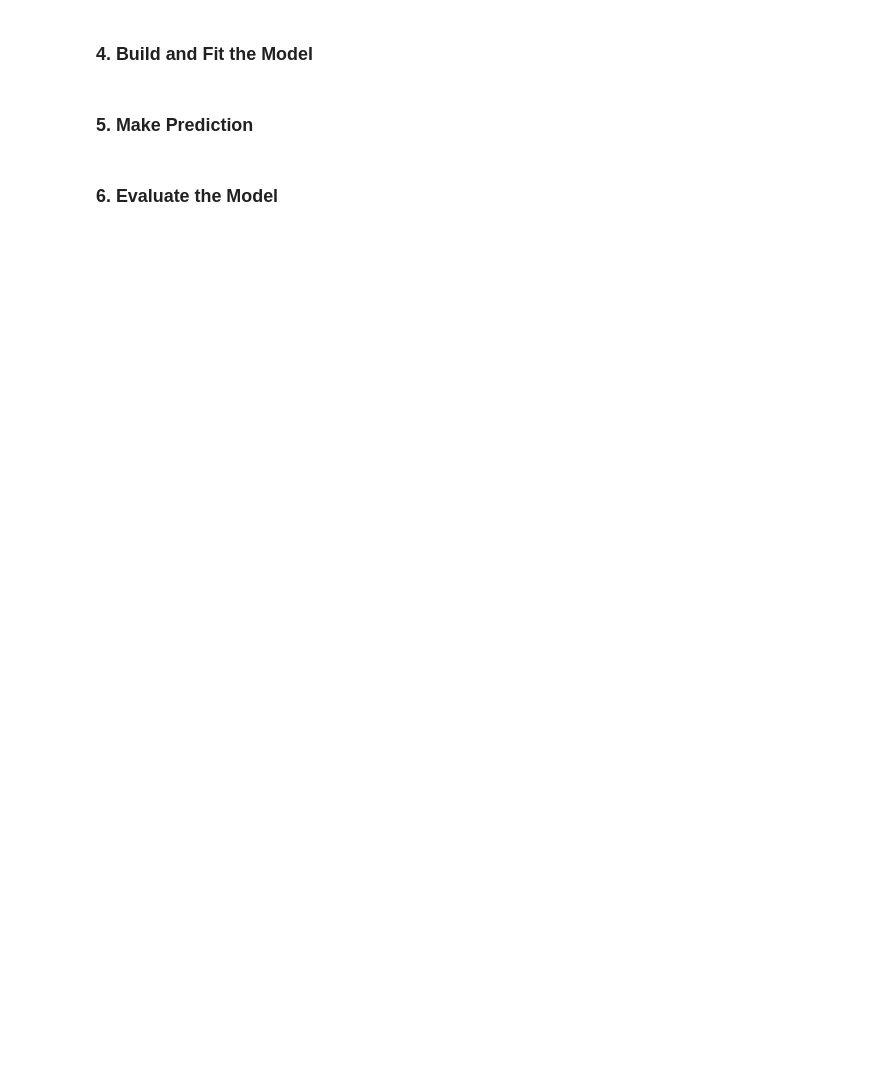
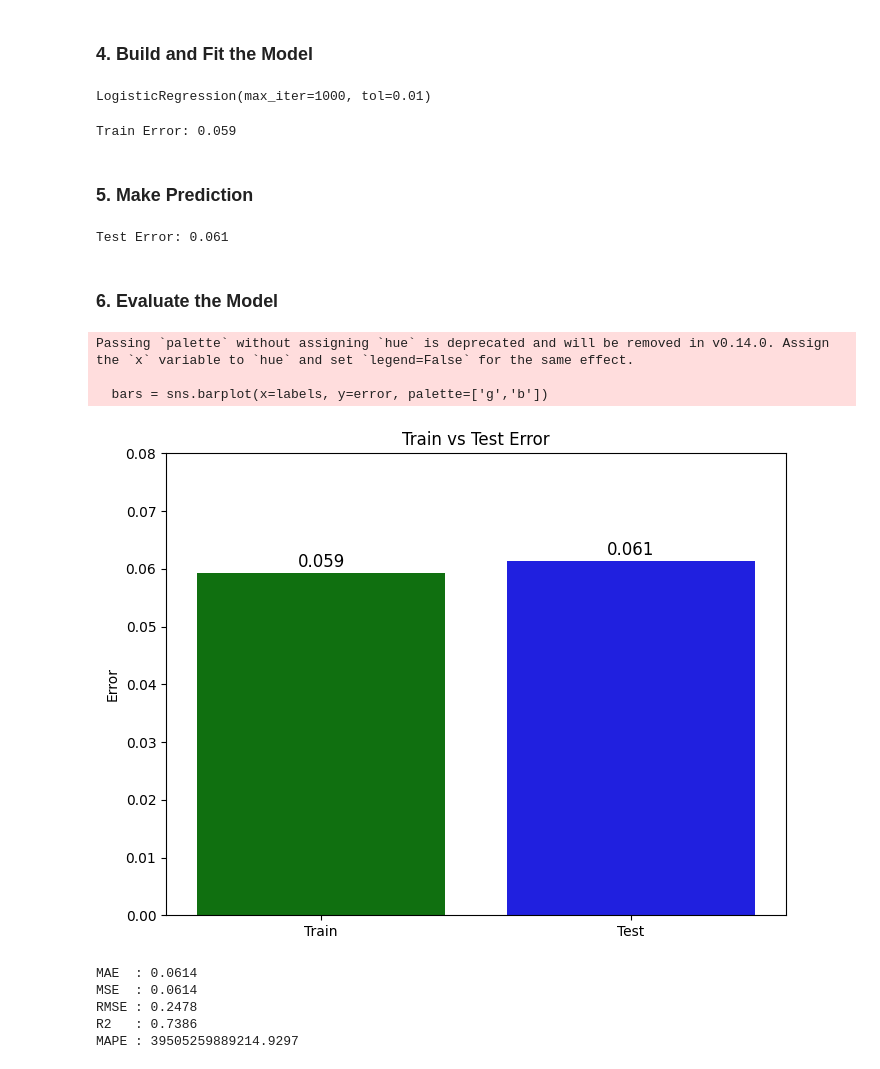
Before and after one commit to fatahrahimi330/100-Machine-Learning-Projects, a Jupyter notebook: 44-Breast Cancer Wisconsin/BreastCancerWisconsin.ipynb, the cells around one changed output. Saved outputs shown, nothing was run; the diff lists cells and outputs as text; code cells hidden in the pictures; blank space fills up the shorter version.

```diff
--- a/44-Breast Cancer Wisconsin/BreastCancerWisconsin.ipynb
+++ b/44-Breast Cancer Wisconsin/BreastCancerWisconsin.ipynb
@@ -20,0 +100,5 @@ df.head()
+# %%
+from sklearn.preprocessing import MinMaxScaler
+sc = MinMaxScaler()
+X_train = sc.fit_transform(X_train)
+X_test = sc.transform(X_test)
@@ -21,6 +115,69 @@ df.head()
 # %% [markdown]
 ### 4. Build and Fit the Model
+# %%
+from sklearn.linear_model import LogisticRegression
+
+model = LogisticRegression(tol=0.01, max_iter=1000)
+model.fit(X_train, y_train)
+# %% [output]
+LogisticRegression(max_iter=1000, tol=0.01)
+# %%
+from sklearn.metrics import mean_absolute_error
+
+train_pred= model.predict(X_train)
+train_error = mean_absolute_error(y_train, train_pred)
+print(f"Train Error: {train_error:.3f}")
+# %% [output]
+Train Error: 0.059
 # %% [markdown]
 ### 5. Make Prediction
+# %%
+test_pred= model.predict(X_test)
+test_error = mean_absolute_error(y_test, test_pred)
+print(f"Test Error: {test_error:.3f}")
+# %% [output]
+Test Error: 0.061
 # %% [markdown]
 ### 6. Evaluate the Model
+# %%
+plt.figure(figsize=(8, 6))
+labels = ['Train', 'Test']
+error = [train_error, test_error]
+bars = sns.barplot(x=labels, y=error, palette=['g','b'])
+for i, v in enumerate(error):
+    bars.text(i, v+0.001, f"{v:.3f}", ha='center', fontsize=12)
+
+plt.title('Train vs Test Error')
+plt.ylim(0, 0.08)
+plt.ylabel('Error')
+plt.show()
+# %% [output]
+Passing `palette` without assigning `hue` is deprecated and will be removed in v0.14.0. Assign the `x` variable to `hue` and set `legend=False` for the same effect.
+
+  bars = sns.barplot(x=labels, y=error, palette=['g','b'])
+[figure, added]
+# %%
+from sklearn.metrics import (
+    mean_absolute_error,
+    mean_squared_error,
+    r2_score,
+    mean_absolute_percentage_error
+)
+
+mae = mean_absolute_error(y_test, test_pred)
+mse = mean_squared_error(y_test, test_pred)
+rmse = np.sqrt(mean_squared_error(y_test, test_pred))
+r2 = r2_score(y_test, test_pred)
+mape = mean_absolute_percentage_error(y_test, test_pred)
+
+print(f"MAE  : {mae:.4f}")
+print(f"MSE  : {mse:.4f}")
+print(f"RMSE : {rmse:.4f}")
+print(f"R2   : {r2:.4f}")
+print(f"MAPE : {mape:.4f}")
+# %% [output]
+MAE  : 0.0614
+MSE  : 0.0614
+RMSE : 0.2478
+R2   : 0.7386
+MAPE : 39505259889214.9297
```
Also changed, not shown: parts of 13 cells of this notebook, 3 other files.
